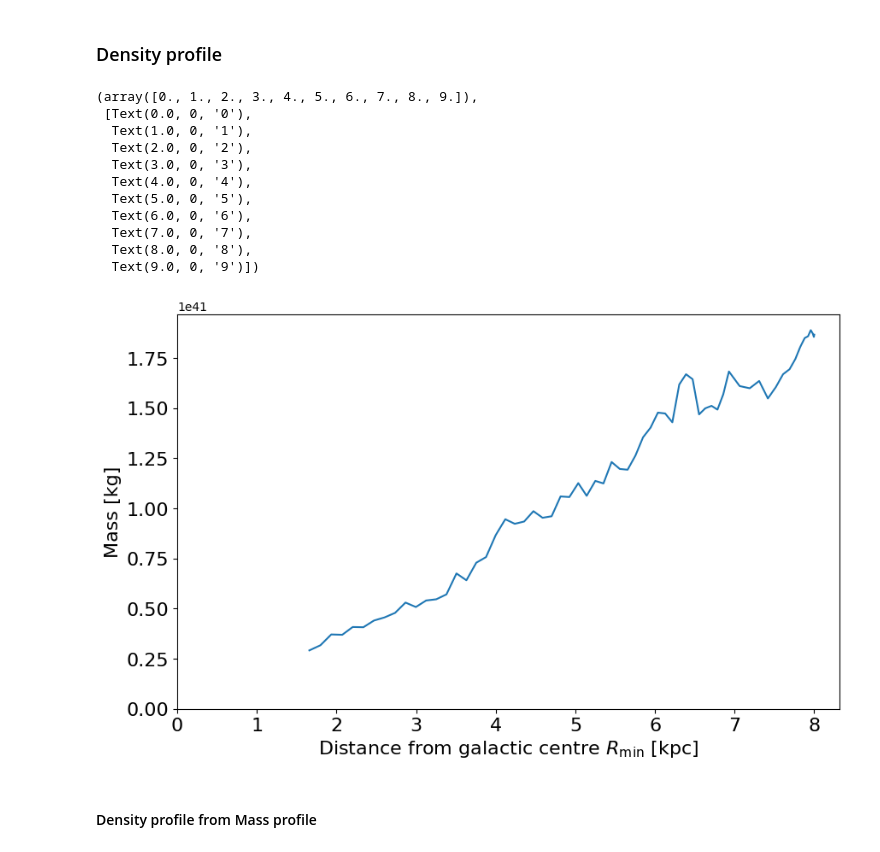
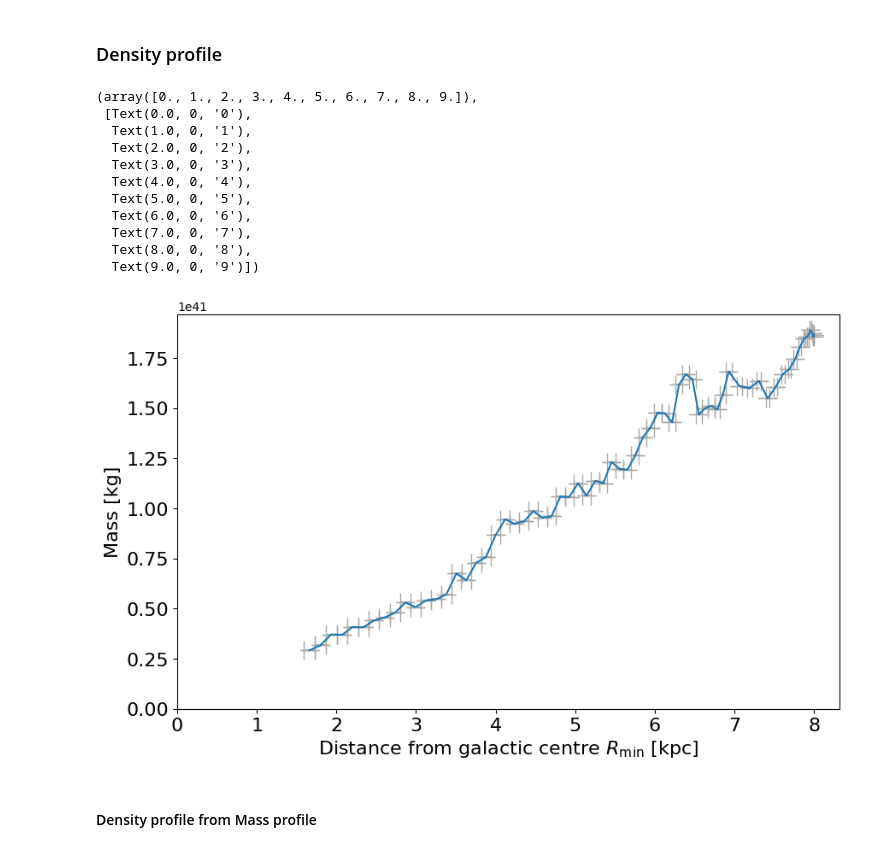
Before and after one commit to sofiasmg/ExpAstro, a Jupyter notebook: lab3.ipynb, the cells around one changed output. Saved outputs shown, nothing was run; the diff lists cells and outputs as text; code cells hidden in the pictures.

```diff
--- a/lab3.ipynb
+++ b/lab3.ipynb
@@ -15,8 +15,8 @@ v = np.array([4653.064, 4187.927, 5814.043, 7823.431, 7421.553, 8627.186, 8253.4
 Rmin = np.sin(l*np.pi/180) * Rsun # in kpc
 v_Rmin = (v + vsun * np.sin(l*np.pi/180))/1000 # in km/s
 # %%
-s_l = 0.1
-s_v = 1
+s_l = 0.5
+s_v = 10
 s_Rmin = np.abs(s_l * np.cos(l*np.pi/180) * Rsun * np.pi/180)
 s_vRmin = np.sqrt(s_v**2 + (s_l*vsun * np.cos(l*np.pi/180)* np.pi/180)**2 )/1000
 # %%
@@ -69,29 +69,31 @@ G = 6.674*10**(-11) # in SI
 # plt.xticks(fontsize=16)
 # %%
 M_approx = Rmin*v_Rmin**2/G
+s_M = np.sqrt((s_Rmin*v_Rmin**2/G)**2 + (s_vRmin*Rmin*v_Rmin*2/G)**2)
 
 plt.figure(figsize=(10, 6))
+plt.errorbar(Rmin/(1000*3.0857*10**(16)), M_approx, xerr= s_Rmin, yerr=s_M, color='darkgrey', linestyle='none', capsize=8)
 plt.plot(Rmin/(1000*3.0857*10**(16)), M_approx)
 plt.xlabel(r'Distance from galactic centre $R_{\min}$ [kpc]', fontsize=16)
 plt.ylabel('Mass [kg]', fontsize=16)
 plt.xlim(0,)
 plt.ylim(0,)
 plt.savefig('mass_profile.png', dpi=300, bbox_inches='tight')
 plt.yticks(fontsize=16)
 plt.xticks(fontsize=16)
 # %% [output]
 (array([0., 1., 2., 3., 4., 5., 6., 7., 8., 9.]),
  [Text(0.0, 0, '0'),
   Text(1.0, 0, '1'),
   Text(2.0, 0, '2'),
   Text(3.0, 0, '3'),
   Text(4.0, 0, '4'),
   Text(5.0, 0, '5'),
   Text(6.0, 0, '6'),
   Text(7.0, 0, '7'),
   Text(8.0, 0, '8'),
   Text(9.0, 0, '9')])
-[figure, old version]
+[figure, new version]
 # %% [markdown]
 #### Density profile from Mass profile
 # %%
```
Also changed, not shown: 2 other files.
